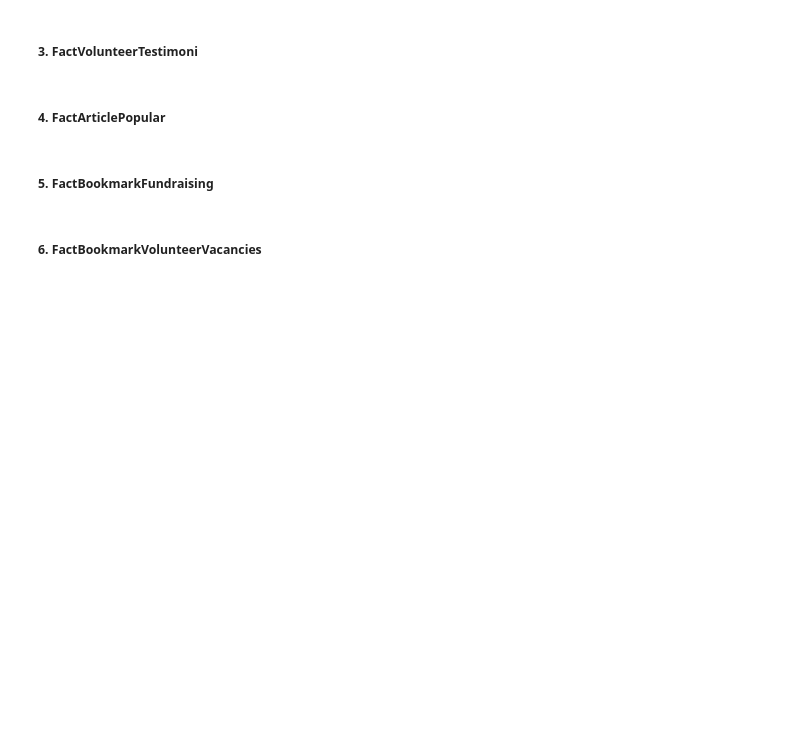
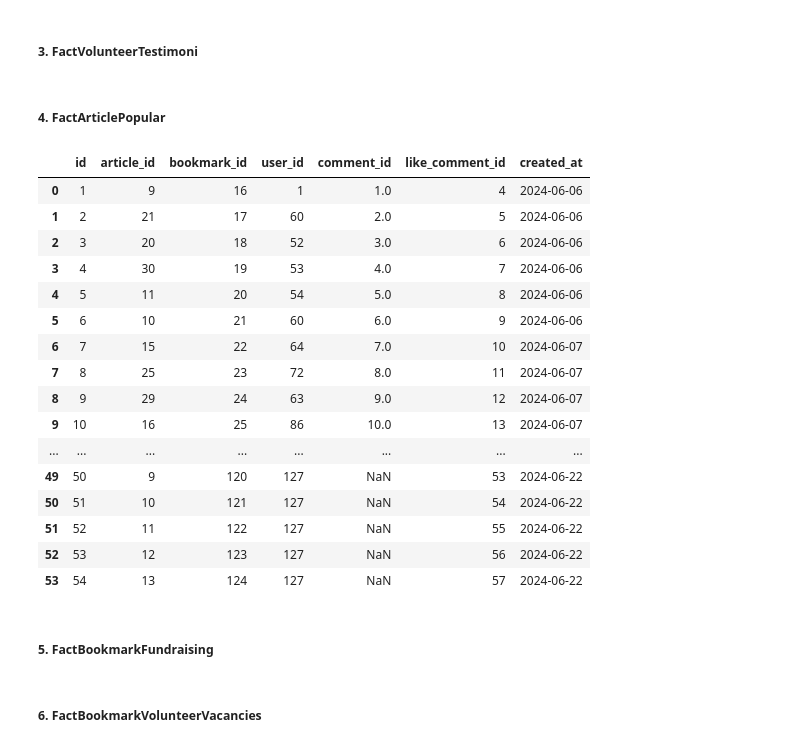
Before and after one commit to Kelompok-5-Capstone-Alterra-2024/Data_Engineer, a Jupyter notebook: ETL2.ipynb, the cells around one changed output. Saved outputs shown, nothing was run; the diff lists cells and outputs as text; code cells hidden in the pictures; blank space fills up the shorter version.

```diff
--- a/ETL2.ipynb
+++ b/ETL2.ipynb
@@ -181,12 +181,12 @@ dtype: int64
 # %%
 df_applications = data_frame[0]
 df_articles = data_frame[1]
-# df_comments = data_frame[2]
+df_comments = data_frame[2]
 # df_donation_manual_comments = data_frame[3]
 df_donation_manuals = data_frame[4]
 df_fundraising_categories = data_frame[5]
 df_fundraisings = data_frame[6]
-# df_like_comments = data_frame[7]
+df_like_comments = data_frame[7]
 df_organizations = data_frame[8]
 df_testimoni_volunteers = data_frame[9]
 df_user_bookmark_fundraisings = data_frame[10]
@@ -308,7 +308,7 @@ fact_volunteer_testimoni['created_at'] = df_testimoni_volunteers['created_at']
 ##### 4. FactArticlePopular
 # %%
 # Buat Struktur kolom df_fact_articel_popular
-columns = ['id', 'article_id', 'bookmark_id', 'user_id', 'created_at']
+columns = ['id', 'article_id', 'bookmark_id', 'user_id','comment_id', 'like_comment_id', 'created_at']
 fact_article_popular = pd.DataFrame(columns=columns)
 
 # mengisi data pada dari kolom df_comment
@@ -316,7 +316,29 @@ fact_article_popular['id'] = range(1, len(df_user_bookmark_articles) + 1)
 fact_article_popular['article_id'] = df_user_bookmark_articles['article_id']
 fact_article_popular['bookmark_id'] = df_user_bookmark_articles['id']
 fact_article_popular['user_id'] = df_user_bookmark_articles['user_id']
+fact_article_popular['comment_id'] = df_comments['id']
+fact_article_popular['like_comment_id'] = df_like_comments['id']
 fact_article_popular['created_at'] = df_user_bookmark_articles['created_at']
+# %%
+fact_article_popular
+# %% [output]
+|  | id | article_id | bookmark_id | user_id | comment_id | like_comment_id | created_at |
+| 0 | 1 | 9 | 16 | 1 | 1.0 | 4 | 2024-06-06 |
+| 1 | 2 | 21 | 17 | 60 | 2.0 | 5 | 2024-06-06 |
+| 2 | 3 | 20 | 18 | 52 | 3.0 | 6 | 2024-06-06 |
+| 3 | 4 | 30 | 19 | 53 | 4.0 | 7 | 2024-06-06 |
+| 4 | 5 | 11 | 20 | 54 | 5.0 | 8 | 2024-06-06 |
+| 5 | 6 | 10 | 21 | 60 | 6.0 | 9 | 2024-06-06 |
+| 6 | 7 | 15 | 22 | 64 | 7.0 | 10 | 2024-06-07 |
+| 7 | 8 | 25 | 23 | 72 | 8.0 | 11 | 2024-06-07 |
+| 8 | 9 | 29 | 24 | 63 | 9.0 | 12 | 2024-06-07 |
+| 9 | 10 | 16 | 25 | 86 | 10.0 | 13 | 2024-06-07 |
+| ... | ... | ... | ... | ... | ... | ... | ... |
+| 49 | 50 | 9 | 120 | 127 | NaN | 53 | 2024-06-22 |
+| 50 | 51 | 10 | 121 | 127 | NaN | 54 | 2024-06-22 |
+| 51 | 52 | 11 | 122 | 127 | NaN | 55 | 2024-06-22 |
+| 52 | 53 | 12 | 123 | 127 | NaN | 56 | 2024-06-22 |
+| 53 | 54 | 13 | 124 | 127 | NaN | 57 | 2024-06-22 |
 # %% [markdown]
 ##### 5. FactBookmarkFundraising
 # %%
```
Also changed, not shown: parts of 8 cells of this notebook, 1 other file.
